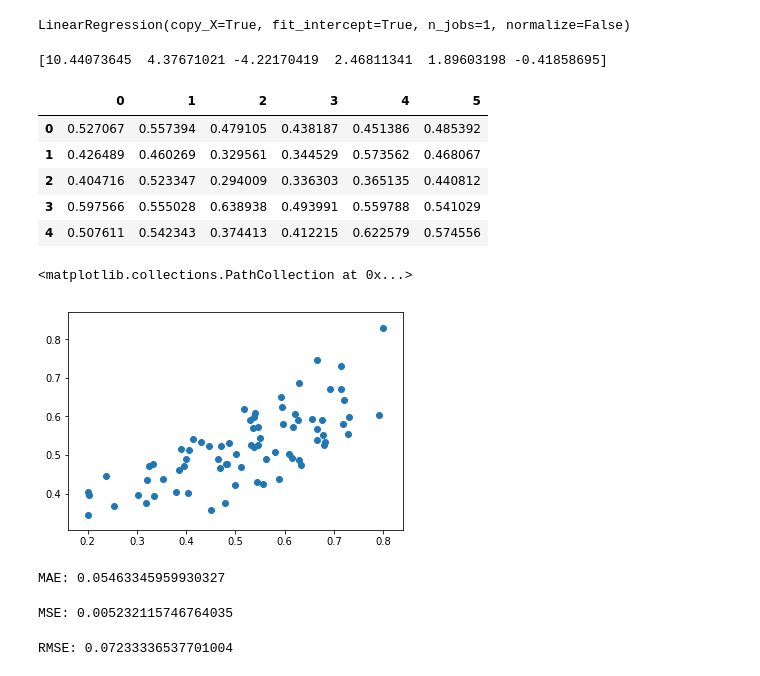
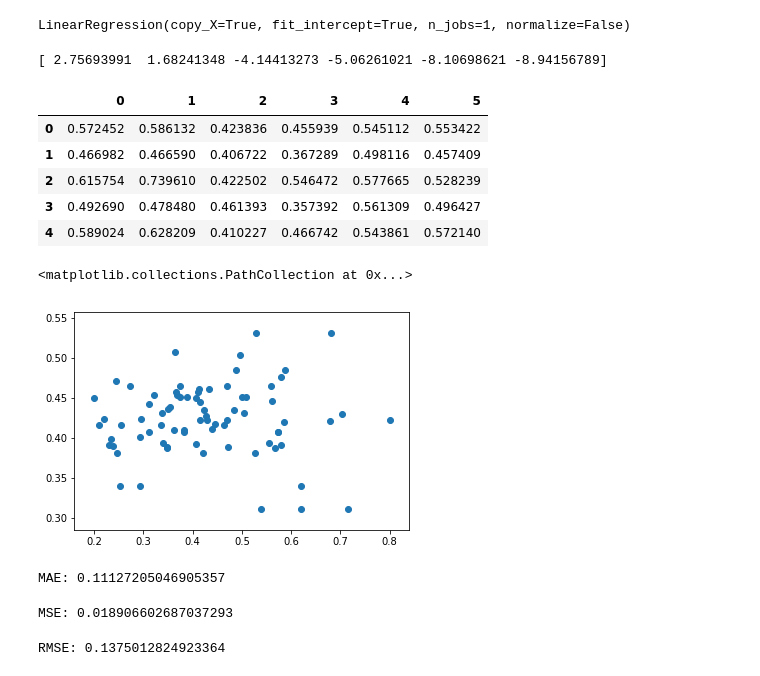
Before and after one commit to manthan-agrawal/ML-projects, a Jupyter notebook: Coep Data science/Stock/Stock portfolio perfomanve.ipynb, the cells around one changed output. Cells and saved outputs as stored; diff of their text form; code cells hidden in the pictures.

```diff
--- a/Coep Data science/Stock/Stock portfolio perfomanve.ipynb
+++ b/Coep Data science/Stock/Stock portfolio perfomanve.ipynb
@@ -72,7 +73,7 @@ sns.heatmap(y.corr(),annot = True )
 # %% [markdown]
 # Creating input features and target variables
 # %%
-x = df.iloc[:,1:13]
+x = df.iloc[:,1:7]
 y = df.iloc[:,13:]
 # %%
 from sklearn.model_selection import train_test_split
@@ -88,36 +89,36 @@ lm.fit(X_train, y_train)
 # %% [output]
 LinearRegression(copy_X=True, fit_intercept=True, n_jobs=1, normalize=False)
 # %%
-print(lm.intercept_) #Independent term in the linear Model
+print(lm.intercept_)
 # %% [output]
-[10.44073645  4.37671021 -4.22170419  2.46811341  1.89603198 -0.41858695]
+[ 2.75693991  1.68241348 -4.14413273 -5.06261021 -8.10698621 -8.94156789]
 # %%
 y_pred = lm.predict(X_test)
 # %%
 pd.DataFrame(y_pred).head()
 # %% [output]
 |  | 0 | 1 | 2 | 3 | 4 | 5 |
-| 0 | 0.527067 | 0.557394 | 0.479105 | 0.438187 | 0.451386 | 0.485392 |
-| 1 | 0.426489 | 0.460269 | 0.329561 | 0.344529 | 0.573562 | 0.468067 |
-| 2 | 0.404716 | 0.523347 | 0.294009 | 0.336303 | 0.365135 | 0.440812 |
-| 3 | 0.597566 | 0.555028 | 0.638938 | 0.493991 | 0.559788 | 0.541029 |
-| 4 | 0.507611 | 0.542343 | 0.374413 | 0.412215 | 0.622579 | 0.574556 |
+| 0 | 0.572452 | 0.586132 | 0.423836 | 0.455939 | 0.545112 | 0.553422 |
+| 1 | 0.466982 | 0.466590 | 0.406722 | 0.367289 | 0.498116 | 0.457409 |
+| 2 | 0.615754 | 0.739610 | 0.422502 | 0.546472 | 0.577665 | 0.528239 |
+| 3 | 0.492690 | 0.478480 | 0.461393 | 0.357392 | 0.561309 | 0.496427 |
+| 4 | 0.589024 | 0.628209 | 0.410227 | 0.466742 | 0.543861 | 0.572140 |
 # %%
-plt.scatter(pd.DataFrame(y_test).iloc[:,0:1],pd.DataFrame(y_pred).iloc[:,0:1])
+plt.scatter(pd.DataFrame(y_test).iloc[:,2:3],pd.DataFrame(y_pred).iloc[:,2:3])
 # %% [output]
 <matplotlib.collections.PathCollection at 0x...>
-[figure, old version]
+[figure, new version]
 # %%
 from sklearn.metrics import mean_absolute_error, mean_squared_error
 # %%
 print("MAE: {}".format(mean_absolute_error(y_test, y_pred)))
 # %% [output]
-MAE: 0.05463345959930327
+MAE: 0.11127205046905357
 # %%
 print("MSE: {}".format(mean_squared_error(y_test, y_pred)))
 # %% [output]
-MSE: 0.005232115746764035
+MSE: 0.018906602687037293
 # %%
 print("RMSE: {}".format(np.sqrt(mean_squared_error(y_test, y_pred))))
 # %% [output]
-RMSE: 0.07233336537701004
+RMSE: 0.1375012824923364
```
Also changed, not shown: parts of 1 cell of this notebook.
